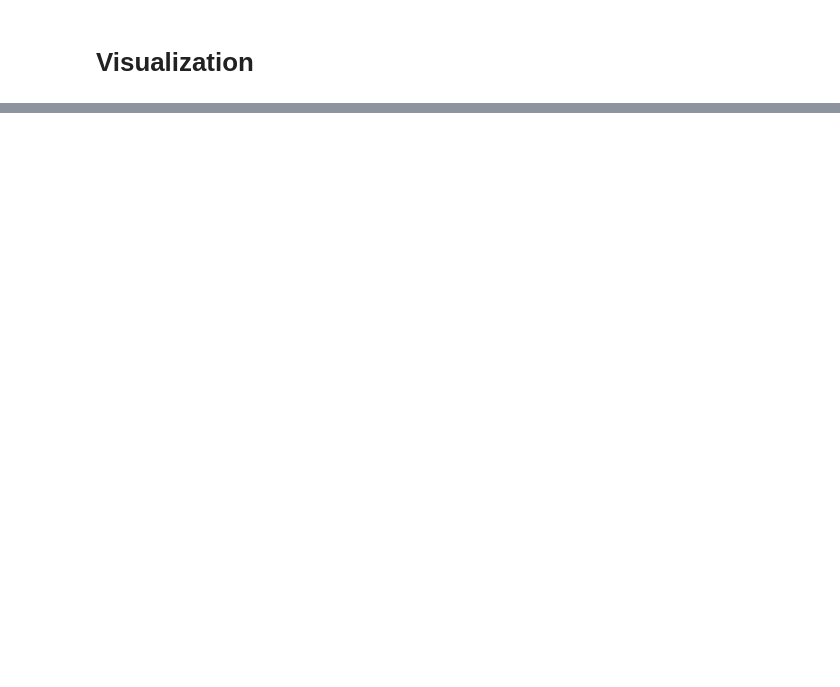
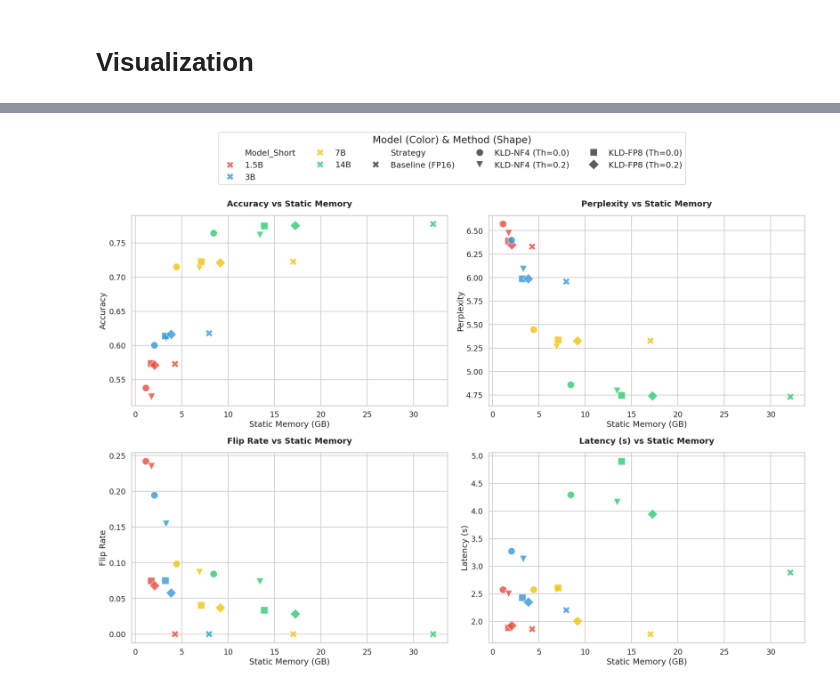
Before and after one commit to YueMenaYang/KLD-Quantization, a Jupyter notebook: exp3.ipynb, the cells around one changed output, grey strips where cells are left out. Cells and saved outputs as stored; diff of their text form; code cells hidden in the pictures; blank space fills up the shorter version.

Commit message:
Update exp3 code and results

```diff
--- a/exp3.ipynb
+++ b/exp3.ipynb
@@ -554,6 +582,7 @@ for model_id in MODELS_TO_TEST:
         # C. Cleanup Quantized Model
         print(f"[{model_id}] Cleaning up {method} model...")
         del model_q
+        del model_fp16
         torch.cuda.empty_cache()
         gc.collect()
 
@@ -665,0 +692,13 @@ plt.show()
+# %%
+baseline_map = df[df['Method'] == 'FP16 Baseline'].set_index('Model')['Static Mem'].to_dict()
+
+# 4. Subtract ONLY for methods that are NOT the baseline
+# This leaves the 'Static Mem' value for "FP16 Baseline" rows exactly as they were.
+df['Static Mem'] = df.apply(
+    lambda row: row['Static Mem'] - baseline_map.get(row['Model'], row['Static Mem'])
+    if row['Method'] != 'FP16 Baseline' else row['Static Mem'],
+    axis=1
+)
+
+# 5. Display the result
+print(df)
@@ -665,0 +723,73 @@ plt.show()
+# %%
+import re
+
+# 2. Extract clean Model Labels (1.5B, 3B, etc.)
+def get_clean_label(model_name):
+    match = re.search(r"(\d+(\.\d+)?[BM])", model_name)
+    if match:
+        return match.group(1)
+    return model_name
+
+df['Model_Short'] = df['Model'].apply(get_clean_label)
+
+# 3. Create Strategy Column for Shapes
+def get_strategy(row):
+    if row['Method'] == 'FP16 Baseline':
+        return 'Baseline (FP16)'
+    return f"{row['Method']} (Th={row['Threshold']})"
+
+df['Strategy'] = df.apply(get_strategy, axis=1)
+
+# 4. Visualization Settings
+sns.set_theme(style="whitegrid", context="talk")
+# Increased figsize slightly to give more breathing room
+fig, axes = plt.subplots(2, 2, figsize=(22, 16))
+axes = axes.flatten()
+
+metrics_map = [
+    ('Acc', 'Accuracy', 'higher'),
+    ('PPL', 'Perplexity', 'lower'),
+    ('Flip', 'Flip Rate', 'lower'),
+    ('Latency', 'Latency (s)', 'lower')
+]
+
+model_colors = {"1.5B": "#e74c3c", "3B": "#3498db", "7B": "#f1c40f", "14B": "#2ecc71"}
+strategy_markers = {
+    "Baseline (FP16)": "X",
+    "KLD-NF4 (Th=0.0)": "o",
+    "KLD-NF4 (Th=0.2)": "v",
+    "KLD-FP8 (Th=0.0)": "s",
+    "KLD-FP8 (Th=0.2)": "D"
+}
+
+for i, (col, label, _) in enumerate(metrics_map):
+    ax = axes[i]
+    sns.scatterplot(
+        data=df, x='Static Mem', y=col,
+        hue='Model_Short', style='Strategy',
+        palette=model_colors, markers=strategy_markers,
+        s=250, ax=ax, alpha=0.8
+    )
+    ax.set_title(f"{label} vs Static Memory", fontweight='bold', pad=20) # Added pad for title safety
+    ax.set_xlabel("Static Memory (GB)")
+    ax.set_ylabel(label)
+    ax.get_legend().remove()
+
+# --- THE FIX ---
+handles, labels = axes[0].get_legend_handles_labels()
+
+# 1. Increased bbox_to_anchor y-value (from 1.05 to 1.1)
+# 2. Changed loc to 'upper center'
+fig.legend(handles, labels, loc='upper center',
+           bbox_to_anchor=(0.5, 1.07),
+           ncol=5, fontsize='medium',
+           title="Model (Color) & Method (Shape)", title_fontsize='large')
+
+# 3. Use tight_layout with a 'rect' padding at the top for the legend
+# rect=[left, bottom, right, top] - we set top to 0.93 to leave 7% of space for the legend
+plt.tight_layout(rect=[0, 0.03, 1, 0.95])
+
+plt.savefig('efficiency_frontier_comparison.png', bbox_inches='tight')
+plt.show()
+# %% [output]
+[figure, added]
```
Also changed, not shown: parts of 11 cells of this notebook, 1 other file.
